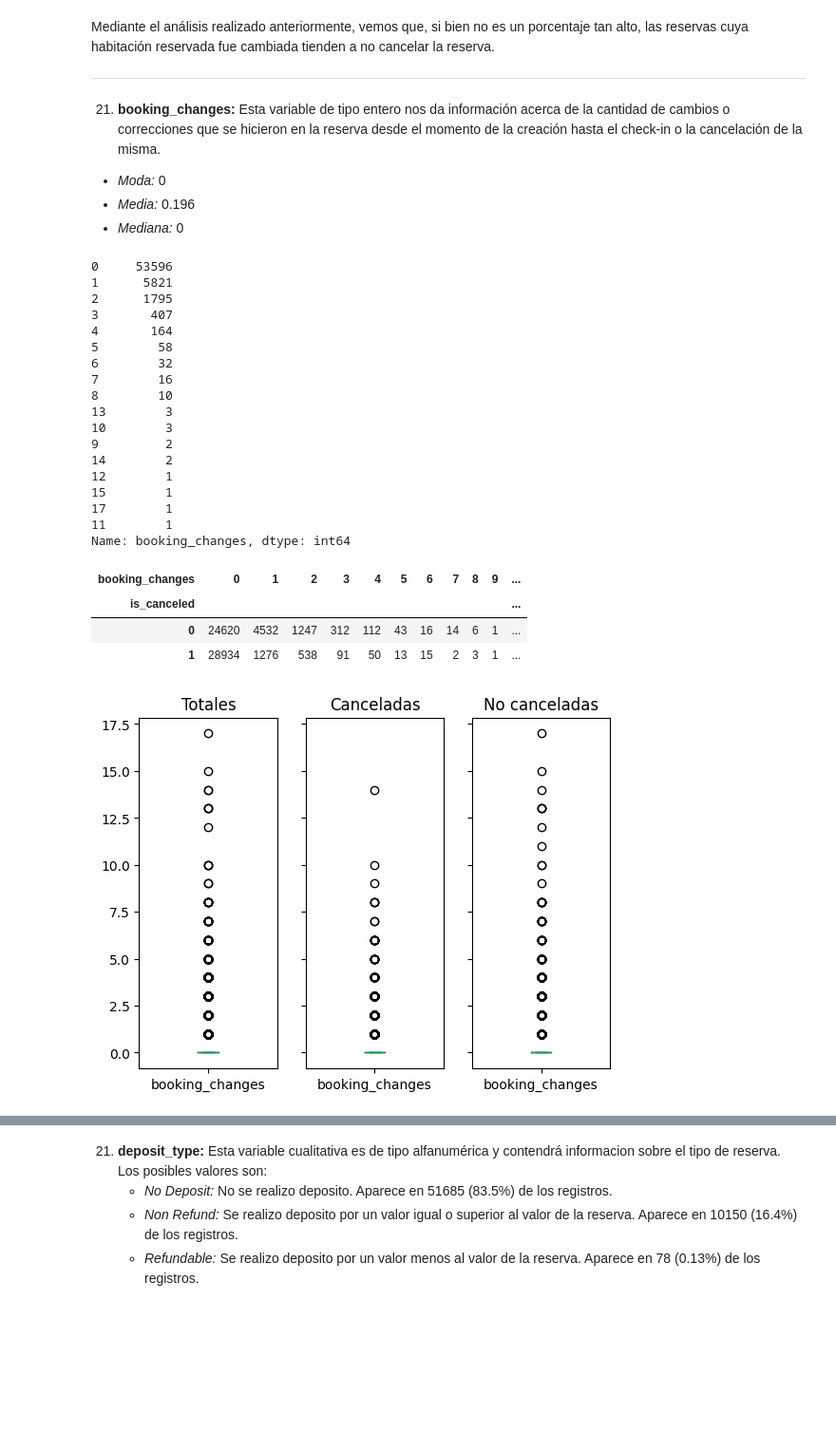
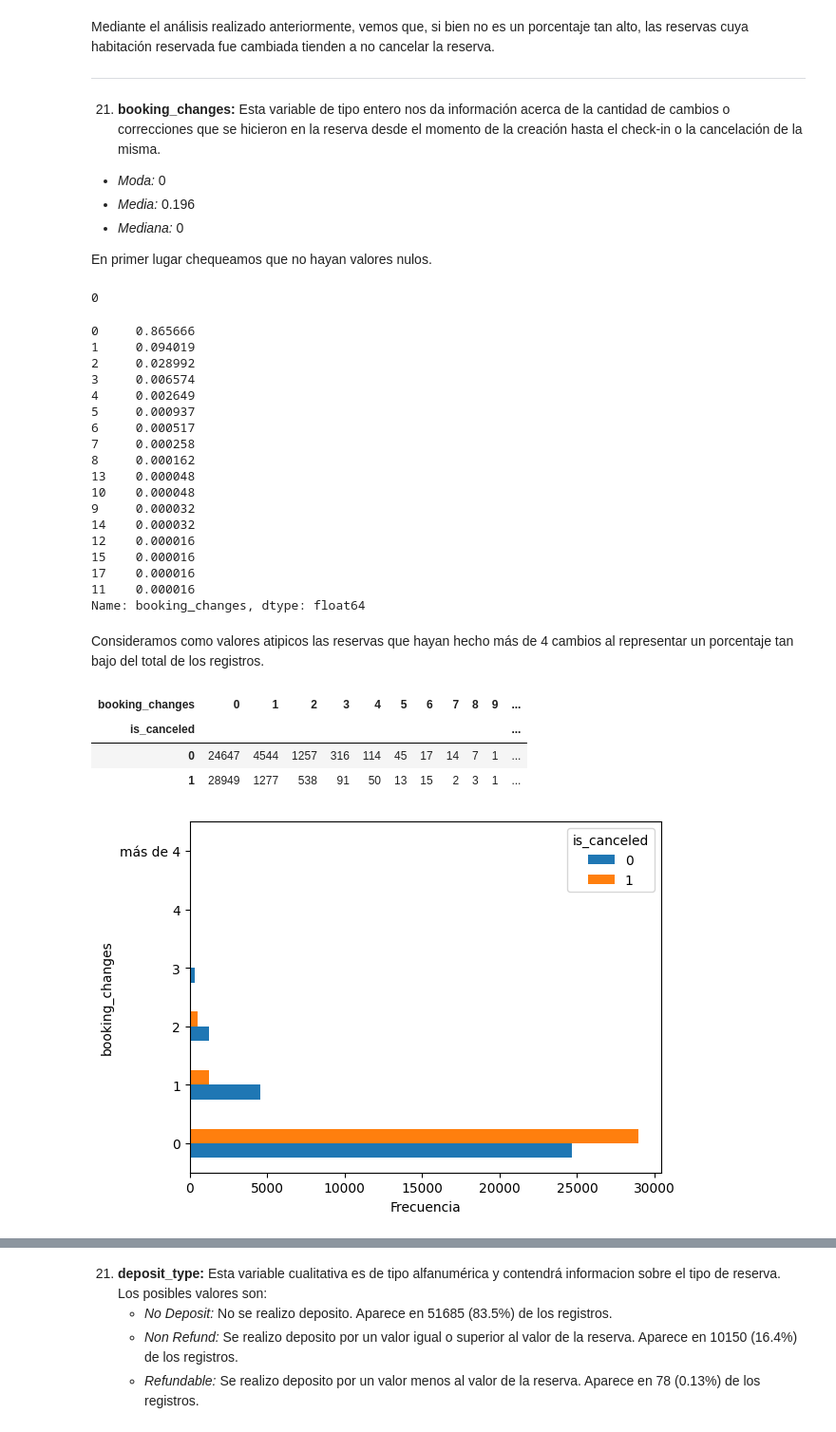
Before and after one commit to LuchoLorenzo1/7506R-1C2023-GRUPO19, a Jupyter notebook: 7506R_TP1_GRUPO19_CH1_ENTREGA.ipynb, the cells around one changed output, grey strips where cells are left out. Shown at 95% size. Drawn from its saved outputs; the diff is of its cells as text; code cells hidden in the pictures; blank space fills up the shorter version.

Commit message:
cambios en la variable booking_changes

```diff
--- a/7506R_TP1_GRUPO19_CH1_ENTREGA.ipynb
+++ b/7506R_TP1_GRUPO19_CH1_ENTREGA.ipynb
@@ -437,7 +437,7 @@ fig, axes = plt.subplots(nrows=2, ncols=2, sharey=True)
 pd.crosstab(df['previous_cancellations'], df['is_canceled']).plot(kind='bar', ylabel='Frecuencia', ax=axes[0][0])
 pd.crosstab(df['previous_bookings_not_canceled'], df['is_canceled']).plot(kind='bar', ylabel='Frecuencia',ax=axes[0][1])
 
-df['total_bookings'] = pd.cut(df["previous_cancellations"] + df["previous_bookings_not_canceled"], bins=[0,1,2,3,4,5,6,7,8,9,10,11,float('inf')], labels=['0','1','2','3','4','5','6','7','8','9','10','más de 10'])
+df['total_bookings'] = pd.cut(df["previous_cancellations"] + df["previous_bookings_not_canceled"], bins=[-1,0,1,2,3,4,5,6,7,8,9,10,float('inf')], labels=['0','1','2','3','4','5','6','7','8','9','10','más de 10'])
 pd.crosstab(df['total_bookings'], df['is_canceled']).plot(kind='bar', ylabel='Frecuencia',ax=axes[1][0])
 # %% [output]
 <Axes: xlabel='total_bookings', ylabel='Frecuencia'>
@@ -522,40 +522,42 @@ Mediante el análisis realizado anteriormente, vemos que, si bien no es un porce
   - *Moda:* 0
   - *Media:* 0.196
   - *Mediana:* 0
+
+En primer lugar chequeamos que no hayan valores nulos.
+# %%
+df['booking_changes'].isnull().sum()
+# %% [output]
+0
 # %%
-df.booking_changes.value_counts()
+df.booking_changes.value_counts(normalize=True)
 # %% [output]
-0     53596
-1      5821
-2      1795
-3       407
-4       164
-5        58
-6        32
-7        16
-8        10
-13        3
-10        3
-9         2
-14        2
-12        1
-15        1
-17        1
-11        1
-Name: booking_changes, dtype: int64
+0     0.865666
+1     0.094019
+2     0.028992
+3     0.006574
+4     0.002649
+5     0.000937
+6     0.000517
+7     0.000258
+8     0.000162
+13    0.000048
+10    0.000048
+9     0.000032
+14    0.000032
+12    0.000016
+15    0.000016
+17    0.000016
+11    0.000016
+Name: booking_changes, dtype: float64
+# %% [markdown]
+Consideramos como valores atipicos las reservas que hayan hecho más de 4 cambios al representar un porcentaje tan bajo del total de los registros.
 # %%
-fig, axes = plt.subplots(nrows=1, ncols=3, sharey=True)
-columna = 'booking_changes'
-
-df[columna].plot(kind='box', ax=axes[0], title='Totales')
-df_cancelado[columna].plot(kind='box', ax=axes[1], title='Canceladas')
-df_no_cancelado[columna].plot(kind='box', ax=axes[2], title='No canceladas')
-
+pd.crosstab(pd.cut(df[columna], bins=[-1,0,1,2,3,4,float('inf')], labels=['0','1','2','3','4','más de 4']), df['is_canceled']).plot(kind='barh', xlabel='Frecuencia')
 pd.crosstab(df.is_canceled, df.booking_changes)
 # %% [output]
 | booking_changes | 0 | 1 | 2 | 3 | 4 | 5 | 6 | 7 | 8 | 9 | ... |
 | is_canceled |  |  |  |  |  |  |  |  |  |  | ... |
-| 0 | 24620 | 4532 | 1247 | 312 | 112 | 43 | 16 | 14 | 6 | 1 | ... |
-| 1 | 28934 | 1276 | 538 | 91 | 50 | 13 | 15 | 2 | 3 | 1 | ... |
+| 0 | 24647 | 4544 | 1257 | 316 | 114 | 45 | 17 | 14 | 7 | 1 | ... |
+| 1 | 28949 | 1277 | 538 | 91 | 50 | 13 | 15 | 2 | 3 | 1 | ... |
-[figure, old version]
+[figure, new version]
 # %% [markdown]
```
Also changed, not shown: parts of 3 cells of this notebook.
